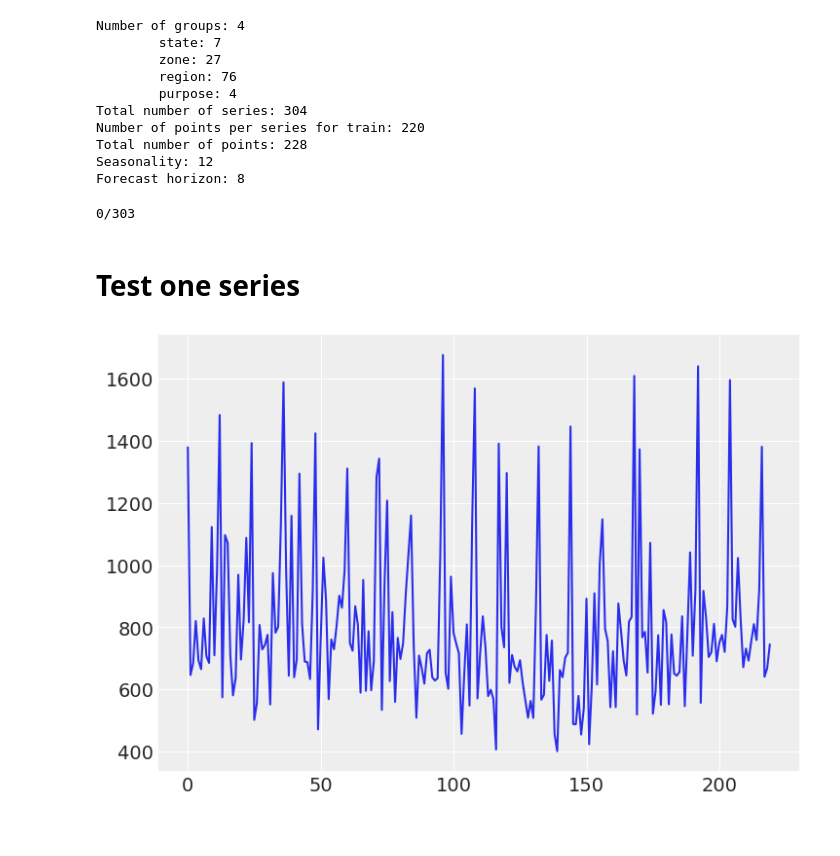
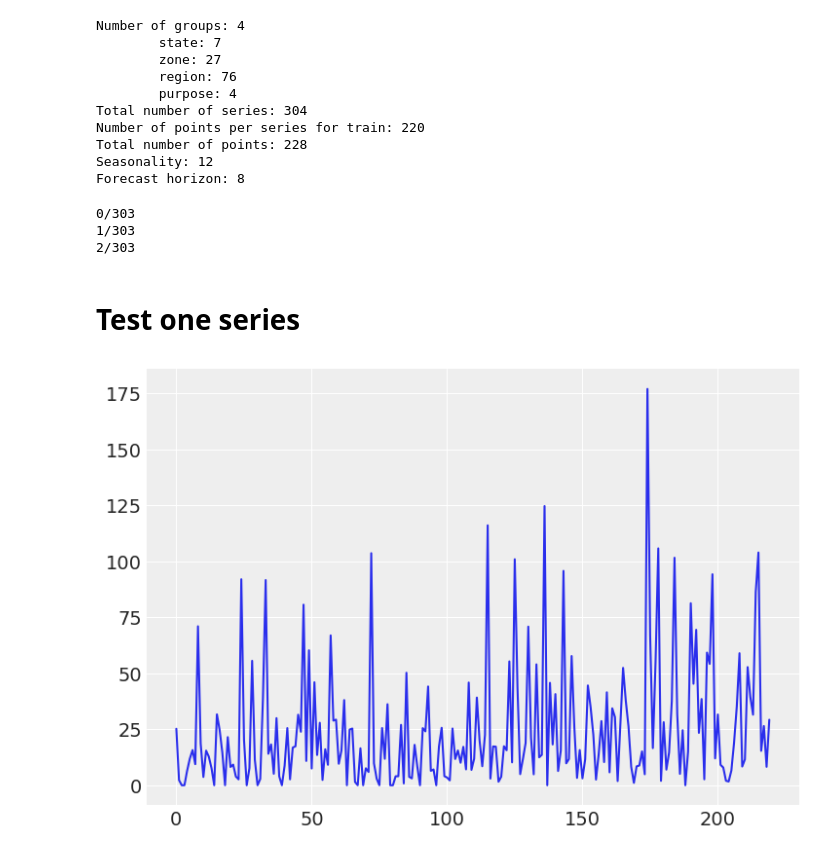
Before and after one commit to luisroque/hierarchical_ts_forecaster, a Jupyter notebook: notebooks/Running one GP per series - dataset tourism.ipynb, the cells around one changed output. Cells and saved outputs as stored; diff of their text form; code cells hidden in the pictures.

```diff
--- a/notebooks/Running one GP per series - dataset tourism.ipynb
+++ b/notebooks/Running one GP per series - dataset tourism.ipynb
@@ -62,7 +62,7 @@ for i in range(groups['train']['s']):
         l_p = pm.Gamma('l_p', 2, 1, testval=0.5)
         η_trend = pm.HalfNormal('η_trend',0.15, testval=0.5)#, testval=0.15)
         η_per = pm.HalfNormal('η_per',0.5, testval=0.5)
-        σ  = pm.HalfNormal("σ",  sigma=0.1)
+        σ  = pm.HalfNormal("σ",  sigma=0.1, testval=0.05)
 
         a = pm.Normal('a', np.log(np.mean(groups['train']['data'].reshape(groups['train']['s'], groups['train']['n']).T[:,series])),0.1)
         #b = pm.Normal('b', mu=0, sd=0.1, testval=0.1)
@@ -118,15 +118,17 @@ results = calculate_metrics(p_s_predict_d, groups)
 metrics_to_table(groups, results)
 # %% [output]
 0/303
+1/303
+2/303
 # %% [markdown]
 # Test one series
 # %%
 import matplotlib.pyplot as plt
 # %%
-series = 1
+series = 11
 plt.plot(groups['train']['data'].reshape(groups['train']['s'], groups['train']['n']).T[:,series]);
 # %% [output]
-[figure, old version]
+[figure, new version]
 # %%
 with pm.Model() as model:
     period = pm.Gamma('period', 120, 10)
```
Also changed, not shown: parts of 4 cells of this notebook, 2 other files.
